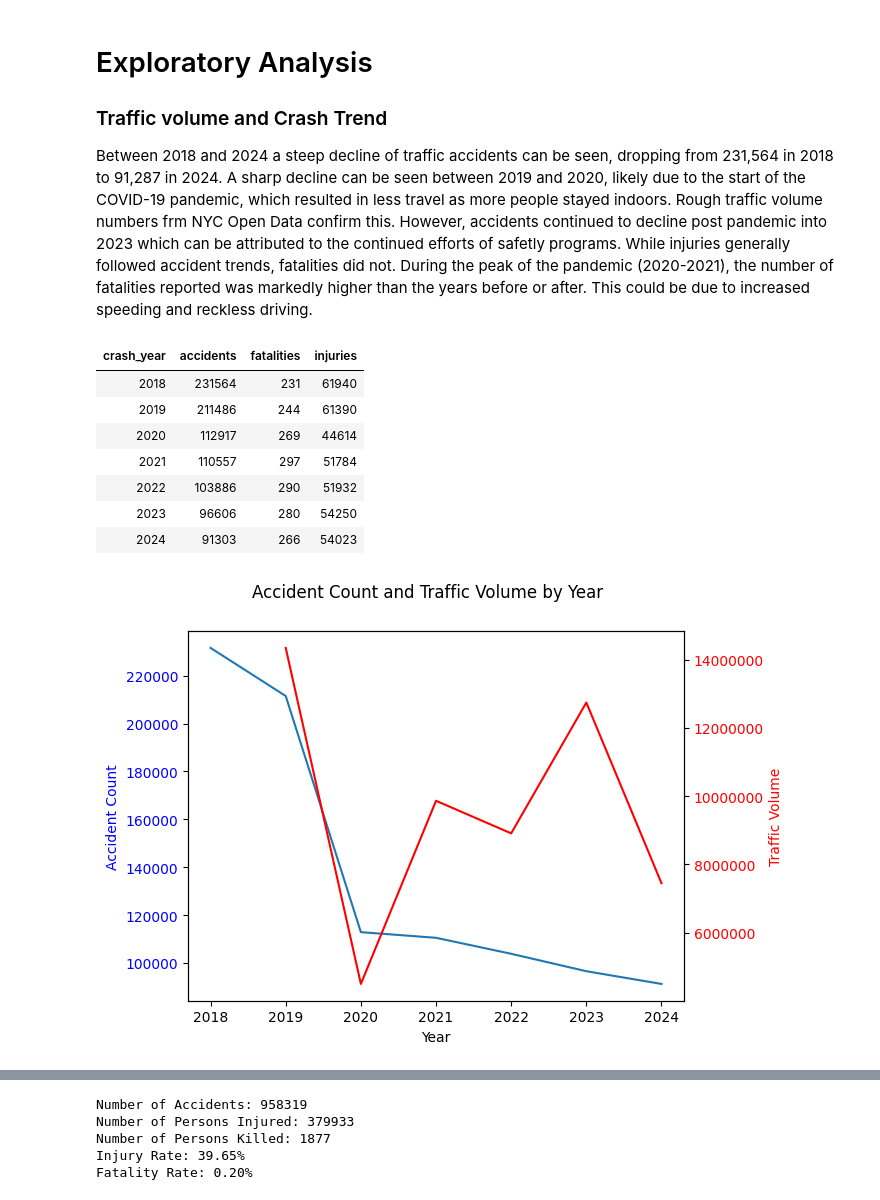
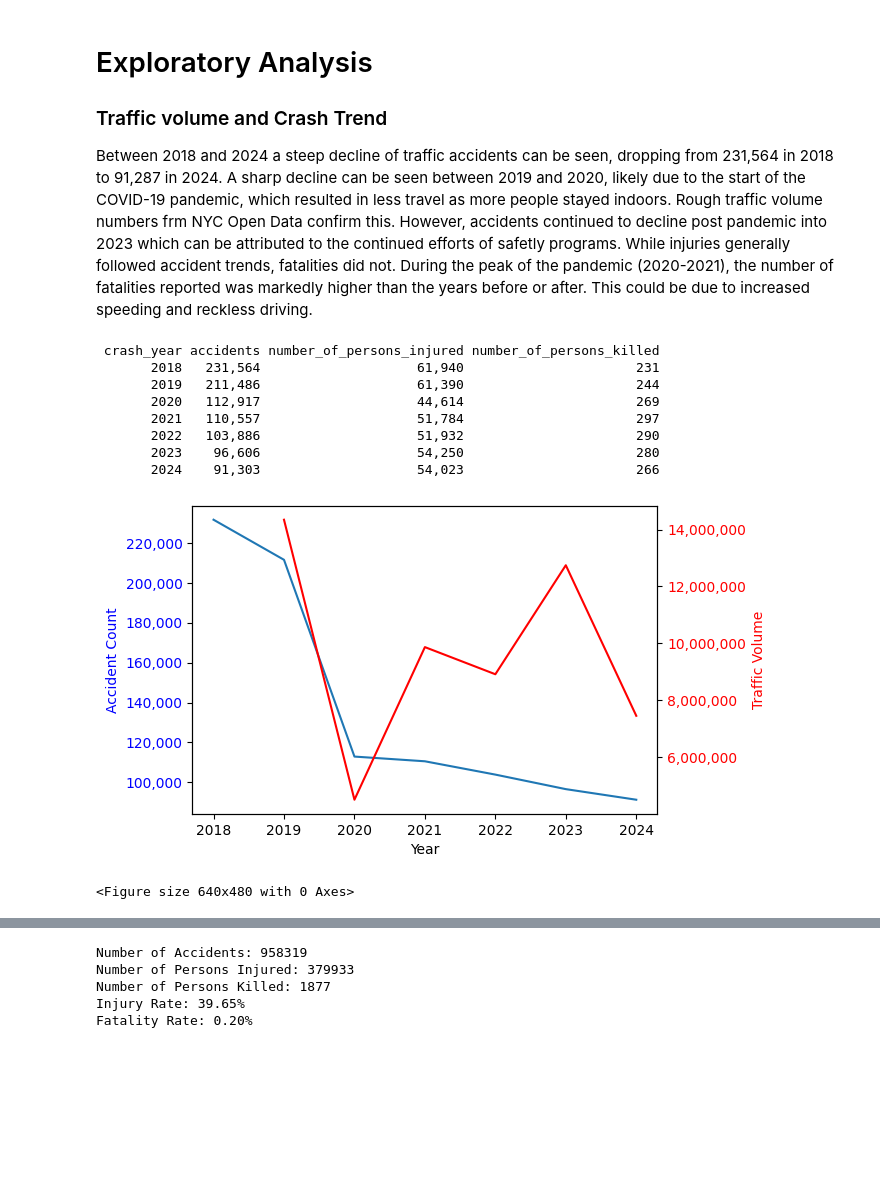
Before and after one commit to JourdonLynch/The-Streets-of-New-York, a Jupyter notebook: the-streets-of-ny.ipynb, the cells around one changed output, grey strips where cells are left out. Drawn from its saved outputs; the diff is of its cells as text; code cells hidden in the pictures; blank space fills up the shorter version.

```diff
--- a/the-streets-of-ny.ipynb
+++ b/the-streets-of-ny.ipynb
@@ -323,43 +338,60 @@ Between 2018 and 2024 a steep decline of traffic accidents can be seen, dropping
 # %%
 # Creating dataframe of yearly statistics
 traffic_df['crash_year'] = traffic_df['crash_date'].dt.year
+traffic_df['accidents'] = traffic_df['collision_id'].count()
 
 # Creating dataframes of collisions,fatalities, and injuries.
 accidents = traffic_df.groupby('crash_year')['collision_id'].count().reset_index(name = 'accidents')
-fatalities = traffic_df.groupby('crash_year')['number_of_persons_killed'].sum().astype('int').reset_index(name='fatalities')
-injuries = traffic_df.groupby('crash_year')['number_of_persons_injured'].sum().astype('int').reset_index(name='injuries')
+fatalities = traffic_df.groupby('crash_year')['number_of_persons_killed'].sum().astype('int')
+injuries = traffic_df.groupby('crash_year')['number_of_persons_injured'].sum().astype('int')
 
-# Merging dataframes
+# Merging dataframes and outputting results
 yearly_breakdown = accidents.merge(fatalities, on='crash_year').merge(injuries, on='crash_year')
-display(yearly_breakdown.style.hide(axis="index"))
+yearly_breakdown = yearly_breakdown[['crash_year', 'accidents', 'number_of_persons_injured', 'number_of_persons_killed']]
+
+
+print(yearly_breakdown.to_string(index = False,
+    formatters={c: '{:,}'.format for c in yearly_breakdown.select_dtypes('number') if c != 'crash_year'}
+))
+
+
+
 
 # Creating dataframe of sample traffic volume from NYC Open Data
 traffic_volume = pd.read_csv('/kaggle/input/nyc-open-data-traffic-counts/Automated_Traffic_Volume_Counts_20250814-2.csv')
 yearly_traffic_volume = traffic_volume.groupby('Yr')['Vol'].sum().reset_index(name = 'count')
+
+
+# Creating lineplot of accidents over the years
+
+# YOU NEED TO FIND A PROPER PLACE FOR THIS
+from matplotlib.ticker import FuncFormatter
+comma_fmt = FuncFormatter(lambda x, _: f'{int(x):,}')
+
+fig, ax1 = plt.subplots(figsize=(6,4))
+ax1.plot('crash_year','accidents', data = yearly_breakdown)
+ax1.set_xlabel('Year')
+ax1.set_ylabel('Accident Count',color = 'blue')
+ax1.tick_params(axis='y', labelcolor='blue')
+plt.ticklabel_format(style='plain', axis='both')
+ax1.yaxis.set_major_formatter(comma_fmt)
+
+ax2 = ax1.twinx()  # second y-axis
+ax2.plot('Yr','count', color = 'red', data = yearly_traffic_volume)
+ax2.set_ylabel('Traffic Volume', color='red')
+ax2.tick_params(axis='y', labelcolor='red')
+ax2.ticklabel_format(style = 'plain', axis = 'y')
+ax2.yaxis.set_major_formatter(comma_fmt)
+plt.show()
+plt.tight_layout()
 # %% [output]
-| crash_year | accidents | fatalities | injuries |
-| 2018 | 231564 | 231 | 61940 |
-| 2019 | 211486 | 244 | 61390 |
-| 2020 | 112917 | 269 | 44614 |
-| 2021 | 110557 | 297 | 51784 |
-| 2022 | 103886 | 290 | 51932 |
-| 2023 | 96606 | 280 | 54250 |
-| 2024 | 91303 | 266 | 54023 |
+ crash_year accidents number_of_persons_injured number_of_persons_killed
+       2018   231,564                    61,940                      231
+       2019   211,486                    61,390                      244
+       2020   112,917                    44,614                      269
+       2021   110,557                    51,784                      297
+       2022   103,886                    51,932                      290
+       2023    96,606                    54,250                      280
+       2024    91,303                    54,023                      266
+[figure, added]
+<Figure size 640x480 with 0 Axes>
-# %%
-# Creating lineplot of accidents over the years
-fig, ax1 = plt.subplots()
-plt.suptitle("Accident Count and Traffic Volume by Year")
-ax1.plot('crash_year','accidents', data = yearly_breakdown)
-ax1.set_xlabel('Year')
-ax1.set_ylabel('Accident Count',color = 'blue')
-ax1.tick_params(axis='y', labelcolor='blue')
-plt.ticklabel_format(style='plain', axis='both')
-
-ax2 = ax1.twinx()  # second y-axis
-ax2.plot('Yr','count', color = 'red', data = yearly_traffic_volume)
-ax2.set_ylabel('Traffic Volume', color='red')
-ax2.tick_params(axis='y', labelcolor='red')
-ax2.ticklabel_format(style = 'plain', axis = 'y')
-plt.show()
-# %% [output]
-[figure, removed]
```
Also changed, not shown: parts of 17 cells of this notebook.
